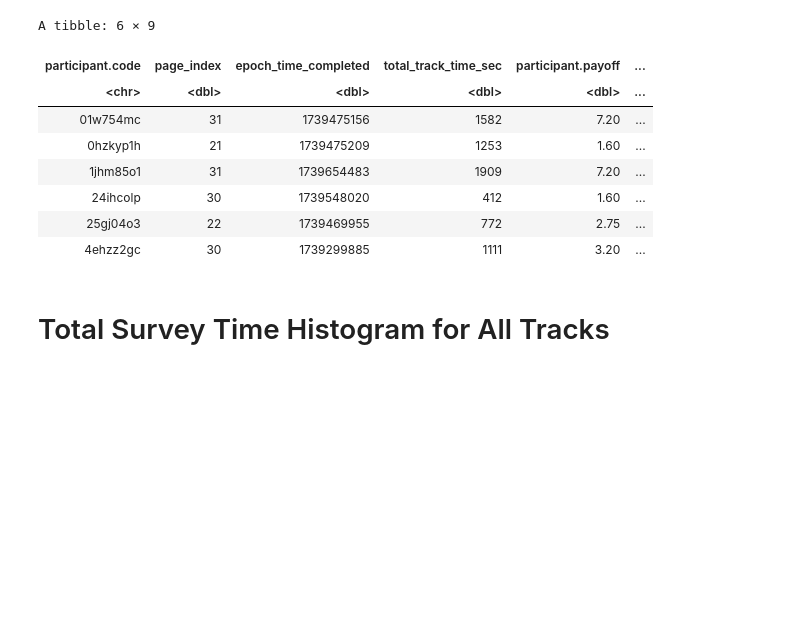
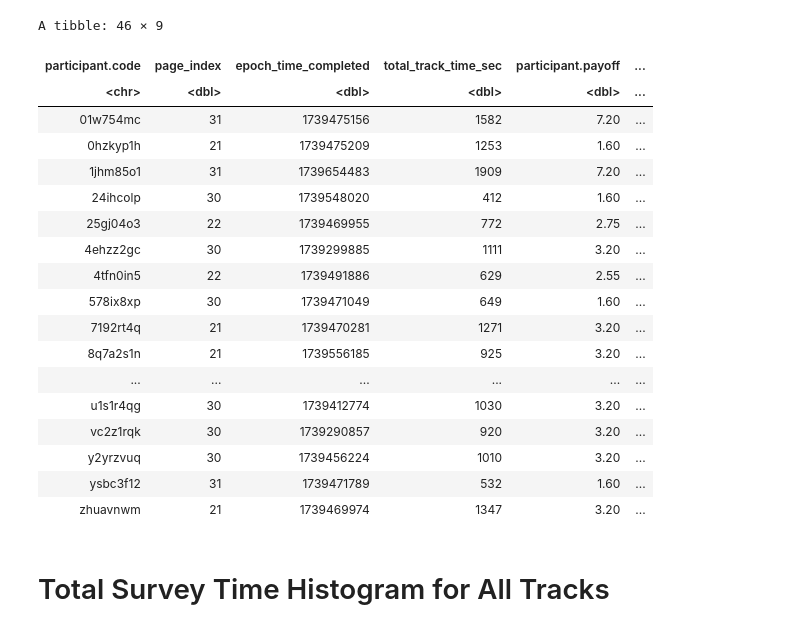
Before and after one commit to imahdimir/i57_g3_g4_ReRA_2nd_Pilot_Analysis, a Jupyter notebook: c_040__plot_total_time_hist_by_track.ipynb, the cells around one changed output. Saved outputs shown, nothing was run; the diff lists cells and outputs as text; code cells hidden in the pictures; blank space fills up the shorter version.

```diff
--- a/c_040__plot_total_time_hist_by_track.ipynb
+++ b/c_040__plot_total_time_hist_by_track.ipynb
@@ -11,17 +11,27 @@ fpi <- glue('{proj_data_dir}/med/m4__total_track_time.xlsx')
 
 df <- read_excel(fpi)
 # %%
-head(df)
+df
 # %% [output]
-A tibble: 6 × 9
+A tibble: 46 × 9
 | participant.code | page_index | epoch_time_completed | total_track_time_sec | participant.payoff | ... |
 | <chr> | <dbl> | <dbl> | <dbl> | <dbl> | ... |
 | 01w754mc | 31 | 1739475156 | 1582 | 7.20 | ... |
 | 0hzkyp1h | 21 | 1739475209 | 1253 | 1.60 | ... |
 | 1jhm85o1 | 31 | 1739654483 | 1909 | 7.20 | ... |
 | 24ihcolp | 30 | 1739548020 | 412 | 1.60 | ... |
 | 25gj04o3 | 22 | 1739469955 | 772 | 2.75 | ... |
 | 4ehzz2gc | 30 | 1739299885 | 1111 | 3.20 | ... |
+| 4tfn0in5 | 22 | 1739491886 | 629 | 2.55 | ... |
+| 578ix8xp | 30 | 1739471049 | 649 | 1.60 | ... |
+| 7192rt4q | 21 | 1739470281 | 1271 | 3.20 | ... |
+| 8q7a2s1n | 21 | 1739556185 | 925 | 3.20 | ... |
+| ... | ... | ... | ... | ... | ... |
+| u1s1r4qg | 30 | 1739412774 | 1030 | 3.20 | ... |
+| vc2z1rqk | 30 | 1739290857 | 920 | 3.20 | ... |
+| y2yrzvuq | 30 | 1739456224 | 1010 | 3.20 | ... |
+| ysbc3f12 | 31 | 1739471789 | 532 | 1.60 | ... |
+| zhuavnwm | 21 | 1739469974 | 1347 | 3.20 | ... |
 # %% [markdown]
 # Total Survey Time Histogram for All Tracks
 # %%
```
Also changed, not shown: parts of 4 cells of this notebook, 8 other files.
